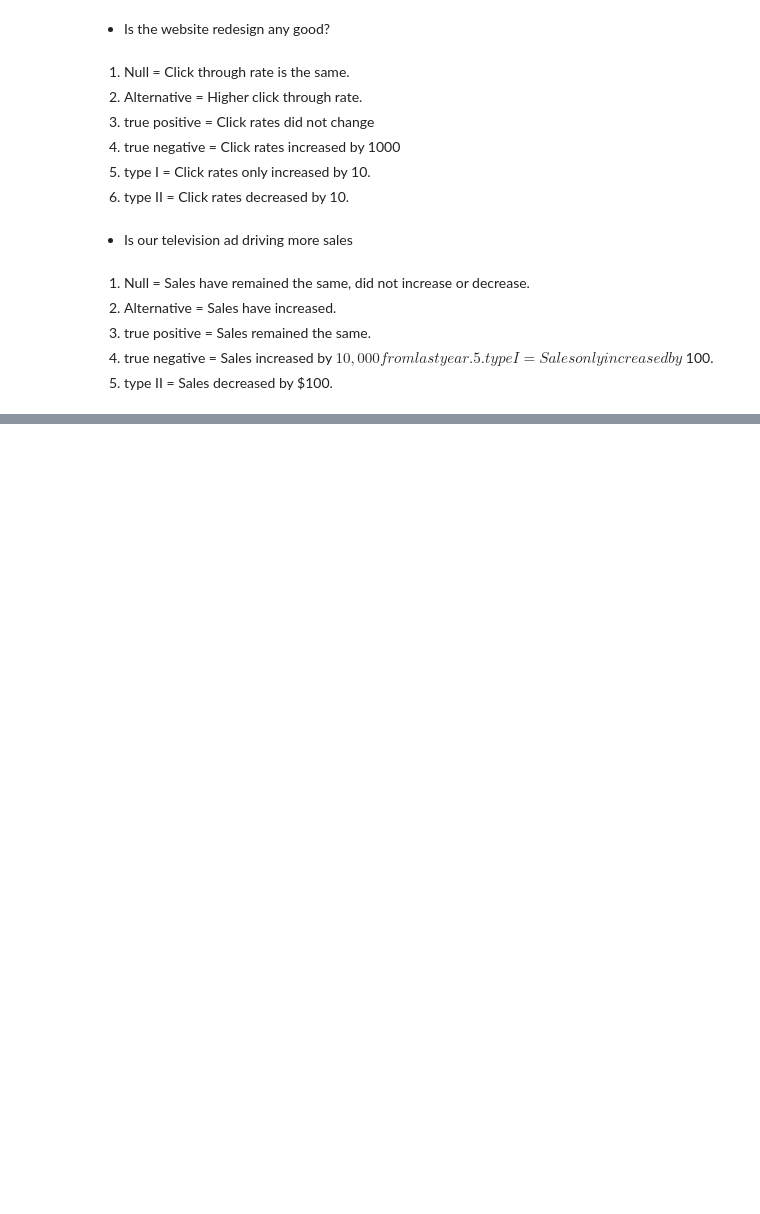
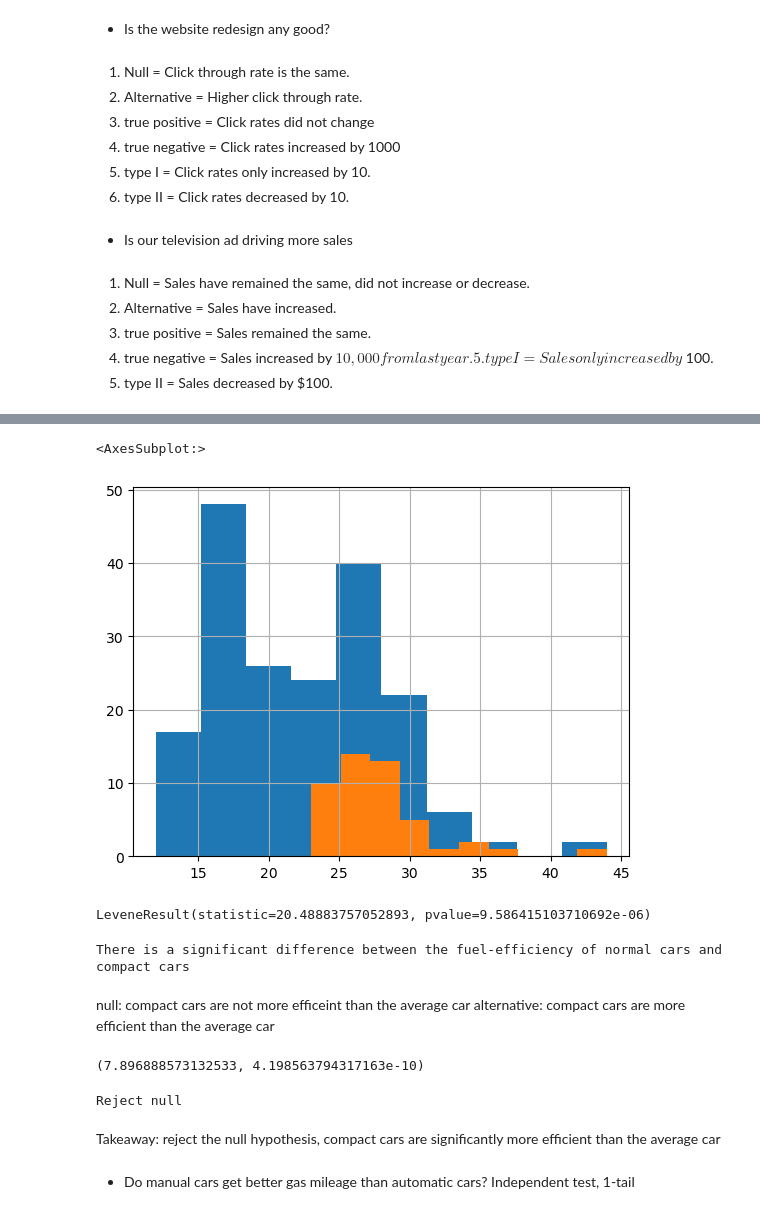
Before and after one commit to heywood95/statistics-exercises, a Jupyter notebook: hypothesis_testing.ipynb, the cells around one changed output, grey strips where cells are left out. Cells and saved outputs as stored; diff of their text form; code cells hidden in the pictures; blank space fills up the shorter version.

Commit message:
updating hypothesis_testing with t-test exercises

```diff
--- a/hypothesis_testing.ipynb
+++ b/hypothesis_testing.ipynb
@@ -38,0 +207,3 @@ For each of the following questions, formulate a null and alternative hypothesis
+# %%
+mpg['fuel_eff'] = (mpg['cty'] + mpg['hwy']) / 2
+mpg.head()
@@ -38,0 +245,4 @@ For each of the following questions, formulate a null and alternative hypothesis
+# %%
+mpg.isna().sum()
+mpg = mpg[~mpg.hwy.isna()]
+mpg.isna().sum()
@@ -38,0 +273,6 @@ For each of the following questions, formulate a null and alternative hypothesis
+# %%
+mpg[mpg['class'] != 'compact'].hwy.hist()
+mpg[mpg['class'] == 'compact'].hwy.hist()
+# %% [output]
+<AxesSubplot:>
+[figure, added]
@@ -38,0 +282,16 @@ For each of the following questions, formulate a null and alternative hypothesis
+# %%
+stats.levene(normal_car, compact_car)
+# %% [output]
+LeveneResult(statistic=20.48883757052893, pvalue=9.586415103710692e-06)
+# %%
+t, p = stats.ttest_ind(normal_car, compact_car, equal_var=False)
+
+if p < .05:
+    print('There is a significant difference between the fuel-efficiency of normal cars and compact cars')
+else:
+    print('We fail to find a signficant difference')
+# %% [output]
+There is a significant difference between the fuel-efficiency of normal cars and compact cars
+# %% [markdown]
+null: compact cars are not more efficeint than the average car
+alternative: compact cars are more efficient than the average car
@@ -38,0 +301,18 @@ For each of the following questions, formulate a null and alternative hypothesis
+# %%
+t3, p3 = stats.ttest_1samp(compact_eff, mean_eff)
+t3, p3
+# %% [output]
+(7.896888573132533, 4.198563794317163e-10)
+# %%
+alpha = .05
+
+if t3 > 0 and p3/2 <= alpha:
+    print('Reject null')
+else:
+    print('Fail to reject null')
+# %% [output]
+Reject null
+# %% [markdown]
+Takeaway: reject the null hypothesis, compact cars are significantly more efficient than the average car
+# %% [markdown]
+- Do manual cars get better gas mileage than automatic cars? Independent test, 1-tail
```
Also changed, not shown: parts of 59 cells of this notebook.
